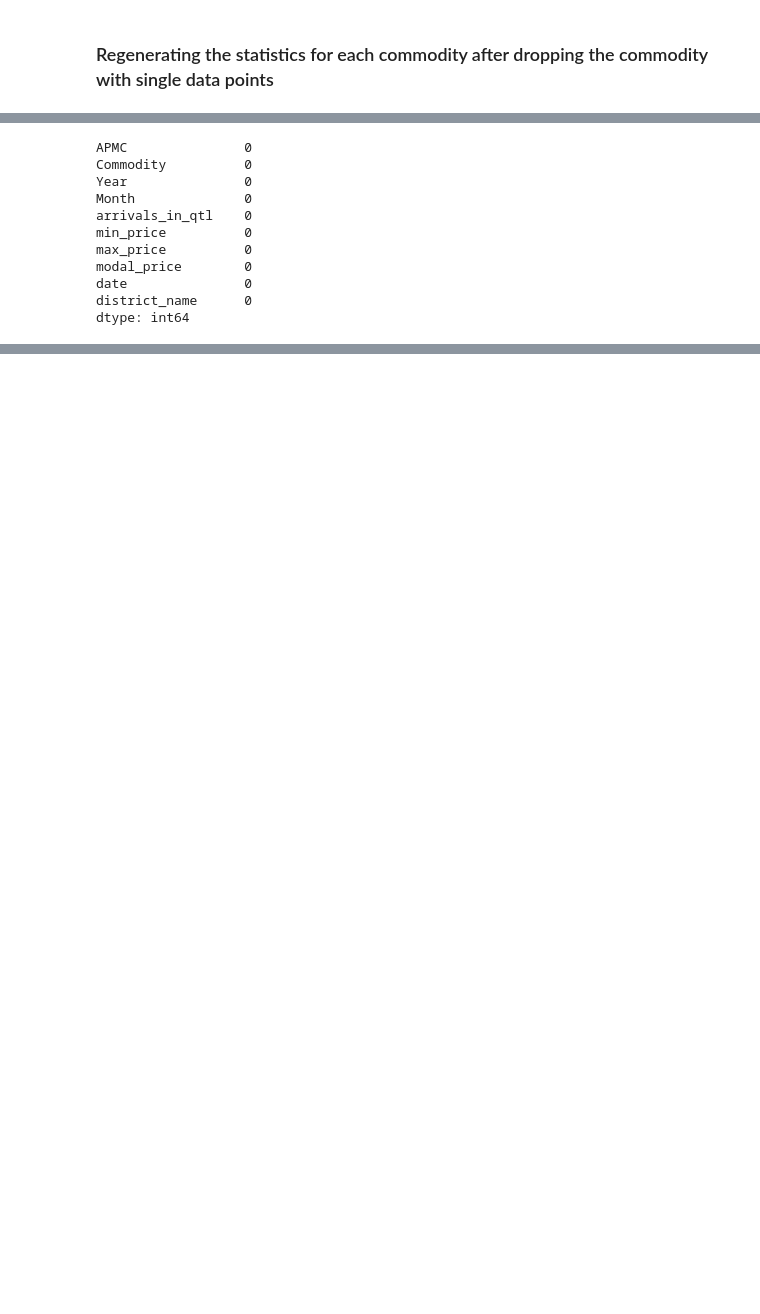
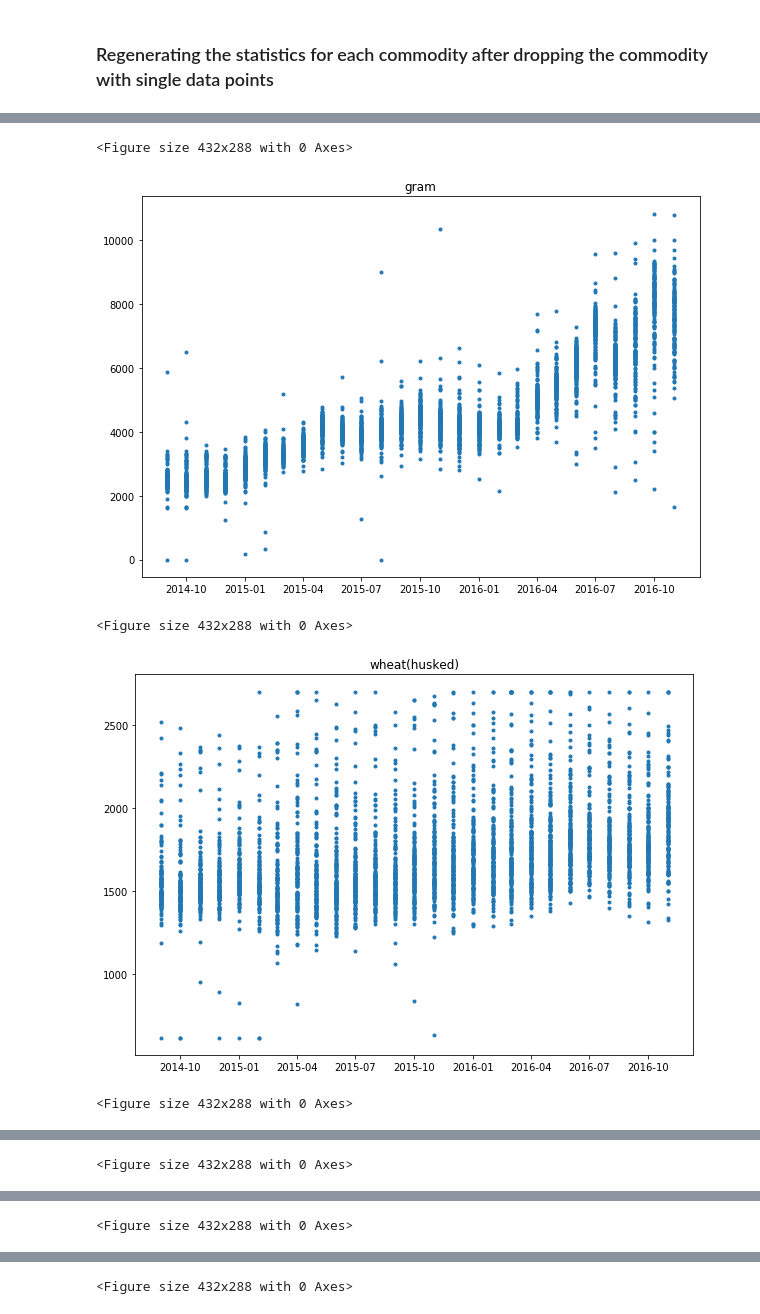
Before and after one commit to joshi-vipul/maharashtra_mandi, a Jupyter notebook: Maharashtra Mandi Seasonality.ipynb, the cells around one changed output, grey strips where cells are left out. Drawn from its saved outputs; the diff is of its cells as text; code cells hidden in the pictures; blank space fills up the shorter version.

```diff
--- a/Maharashtra Mandi Seasonality.ipynb
+++ b/Maharashtra Mandi Seasonality.ipynb
@@ -195,10 +211,0 @@ commodity_index = np.array(group_stats.index)
-# %%
-# Example of replacing with median
-"""name = commodity_index[3]
-ub   = group_stats['upper_fence']['modal_price'][name]
-series = df_monthly[df_monthly['Commodity']==name]['modal_price']
-mean_ = group_stats['median']['modal_price'][name]
-outliers = series[series>ub].index
-df_monthly['modal_price'].loc[series[series>ub].index]=mean_
-df_monthly[df_monthly['Commodity']=='apple']['modal_price'].mean()
-outliers"""
@@ -207,7 +212,16 @@ outliers"""
-# %%
-for i in range(0,len(commodity_index)):
-    name = commodity_index[i]
-    ub   = group_stats['upper_fence']['modal_price'][name]
-    series = df_monthly[df_monthly['Commodity']==name]['modal_price']
-    median_ = group_stats['median']['modal_price'][name]
-    df_monthly['modal_price'].loc[series[series>ub].index]=median_
+# %%
+feats = ['arrivals_in_qtl','max_price','min_price','modal_price']
+for j in range(0,len(feats)):
+    feature = feats[j]
+    for i in range(0,len(commodity_index)):
+        name = commodity_index[i]
+        ub   = group_stats['upper_fence'][feature][name]
+        lb   = group_stats['lower_fence'][feature][name]
+        series = df_monthly[df_monthly['Commodity']==name][feature]
+        mean_ = group_stats['mean'][feature][name]
+        upper_= group_stats['upper_fence'][feature][name]
+        lower_= group_stats['lower_fence'][feature][name]
+        outlier_h = series[series>ub]
+        outlier_l = series[series<lb]
+        df_monthly[feature].loc[outlier_h.index]=upper_
+        df_monthly[feature].loc[outlier_l.index]=lower_
@@ -216,14 +235,14 @@ for i in range(0,len(commodity_index)):
-# %%
-df_monthly.isna().sum()
-# %% [output]
-APMC               0
-Commodity          0
-Year               0
-Month              0
-arrivals_in_qtl    0
-min_price          0
-max_price          0
-modal_price        0
-date               0
-district_name      0
-dtype: int64
+# %%
+for i in range(0,len(features)):
+    plt.figure(i)
+    plt.figure(figsize=(10,7))
+    data = df_monthly[df_monthly['Commodity']==features[i]]
+    ax=plt.plot(data['date'],data['modal_price'],'.')
+    plt.title(features[i])
+    plt.show()
+# %% [output]
+<Figure size 432x288 with 0 Axes>
+[figure, added]
+<Figure size 432x288 with 0 Axes>
+[figure, added]
+<Figure size 432x288 with 0 Axes>
@@ -229,0 +250 @@ dtype: int64
+<Figure size 432x288 with 0 Axes>
@@ -229,0 +252 @@ dtype: int64
+<Figure size 432x288 with 0 Axes>
@@ -229,0 +254 @@ dtype: int64
+<Figure size 432x288 with 0 Axes>
```
Also changed, not shown: parts of 19 cells of this notebook.
